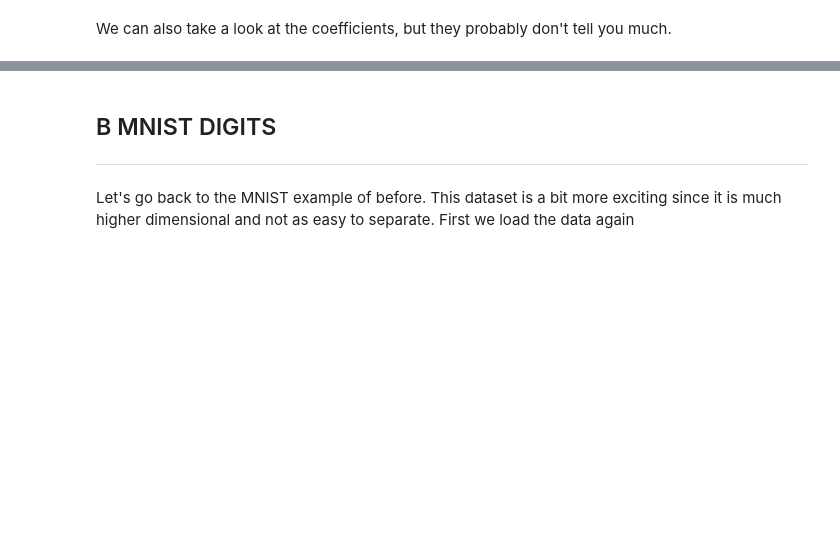
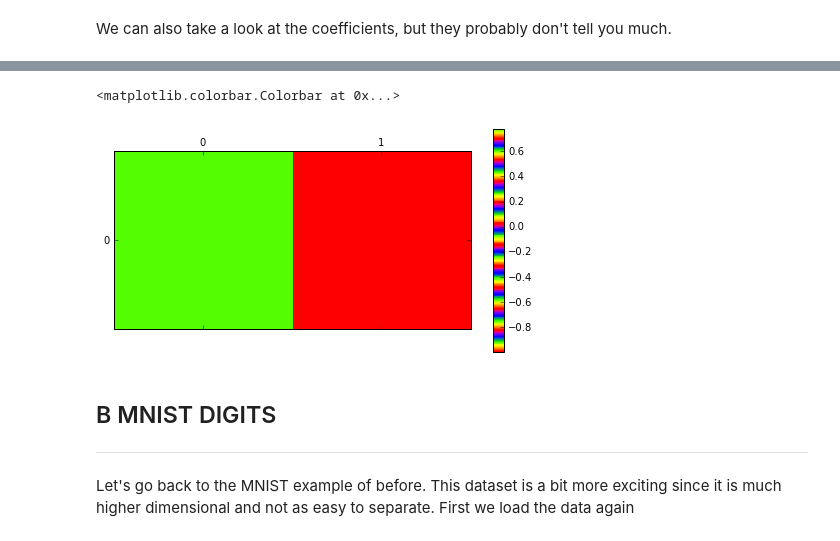
Before and after one commit to KirosG/python-notebooks, a Jupyter notebook: 4 - Logistic Regression.ipynb, the cells around one changed output, grey strips where cells are left out. Cells and saved outputs as stored; diff of their text form; code cells hidden in the pictures; blank space fills up the shorter version.

```diff
--- a/4 - Logistic Regression.ipynb
+++ b/4 - Logistic Regression.ipynb
@@ -106,3 +106,9 @@ array([[ 1.6689928,  0.7523712]])
+# %%
+plt.matshow(logreg.coef_)
+plt.colorbar()
+# %% [output]
+<matplotlib.colorbar.Colorbar at 0x...>
+[figure, added]
 # %% [markdown]
 ## B MNIST DIGITS
 -------------
```
Also changed, not shown: parts of 14 cells of this notebook.
